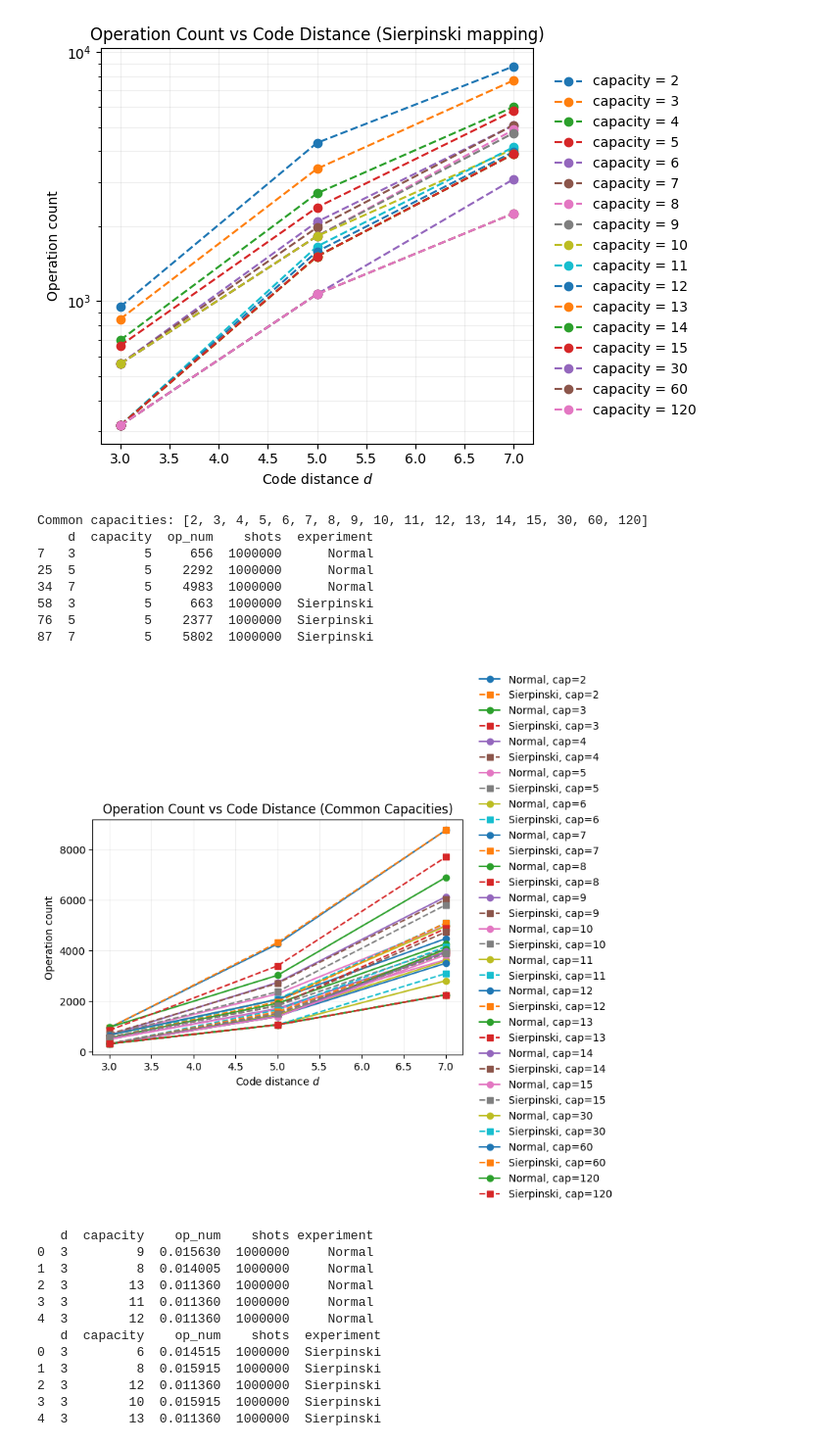
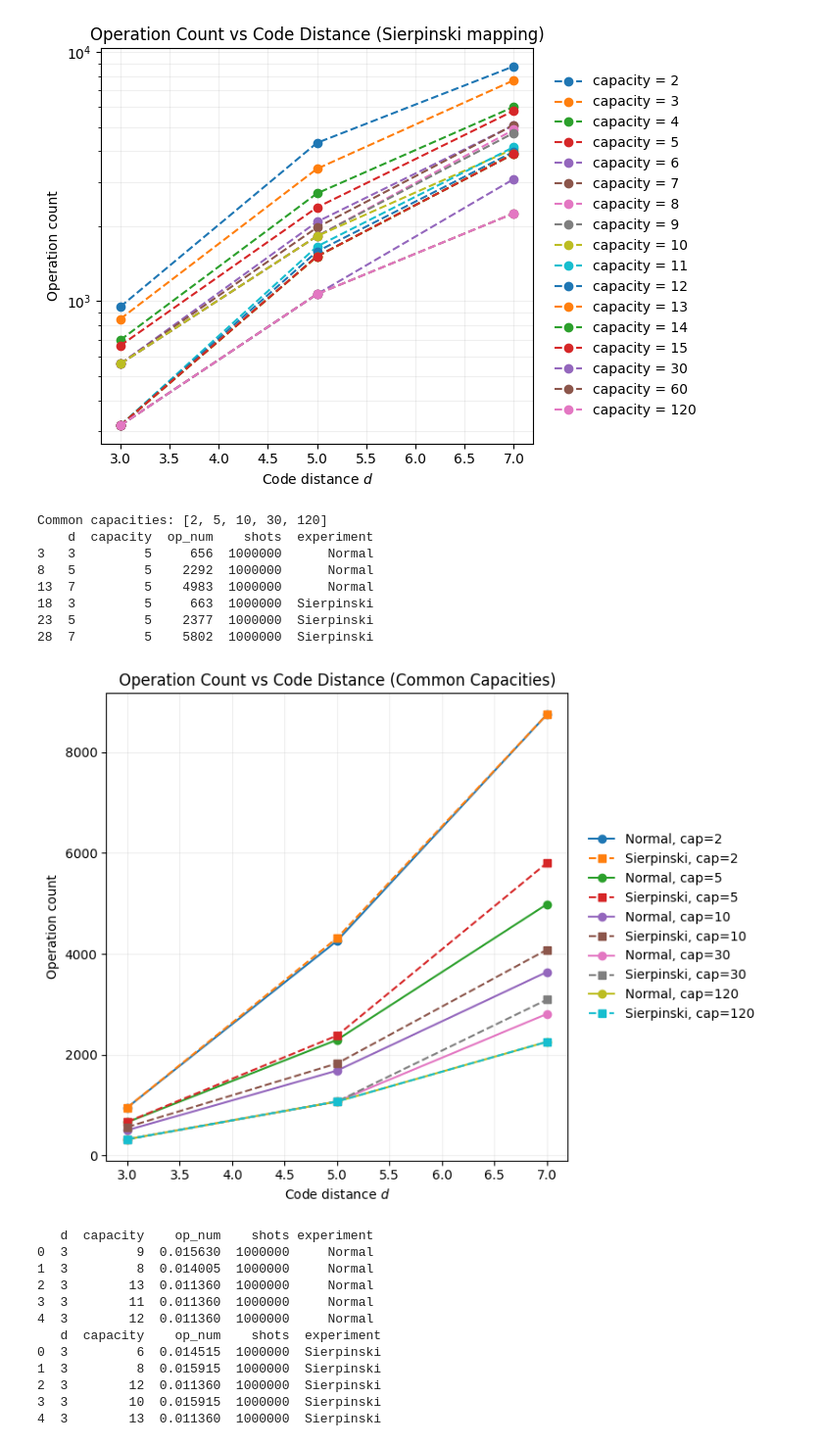
Before and after one commit to monamoeba/CST-Part-II-Project-Code, a Jupyter notebook: color_code_experiments/evaluation_plots.ipynb, the cells around one changed output. Shown at 98% size. Drawn from its saved outputs; the diff is of its cells as text; code cells hidden in the pictures.

```diff
--- a/color_code_experiments/evaluation_plots.ipynb
+++ b/color_code_experiments/evaluation_plots.ipynb
@@ -251,10 +251,10 @@ for experiment in ['Normal', 'Sierpinski']:
 [figure]
 [figure]
 # %%
-# want to plot difference between normal + sierpinski mapping - Operations - plot only common capacities
+# want to plot difference between normal + sierpinski mapping (vectorised)- Operations - plot only common capacities
 
-cc_data_path = r".\data\new_data\cc_internal_666_half.json"
-cc_tri_data_path = r".\data\new_data\cc_internal_666_sierp.json"
+cc_data_path = r".\data\new_data\cc_halving4326.json"
+cc_tri_data_path = r".\data\new_data\cc_triangular4326.json"
 
 with open(cc_data_path, 'r') as f:
     raw_data = json.load(f)
@@ -320,41 +320,41 @@ print(df_all[df_all['capacity']==5])
 plt.figure(figsize=(8, 6))
 
 linestyles = {'Normal': '-', 'Sierpinski': '--'}
 markers = {'Normal': 'o', 'Sierpinski': 's'}
 
 for (capacity, experiment), subset in df_all.groupby(['capacity', 'experiment']):
     subset = subset.sort_values('d')
 
     plt.plot(
         subset['d'],
         subset['op_num'],
         linestyle=linestyles[experiment],
         marker=markers[experiment],
         label=f'{experiment}, cap={capacity}'
     )
 
 plt.xlabel('Code distance $d$')
 plt.ylabel('Operation count')
 #plt.yscale('log')
 plt.title('Operation Count vs Code Distance (Common Capacities)')
 plt.grid(True, which='both', alpha=0.2)
 plt.legend(
     loc='center left',
     bbox_to_anchor=(1.02, 0.5),
     frameon=False
 )
 plt.tight_layout()
 plt.show()
 # %% [output]
-Common capacities: [2, 3, 4, 5, 6, 7, 8, 9, 10, 11, 12, 13, 14, 15, 30, 60, 120]
+Common capacities: [2, 5, 10, 30, 120]
     d  capacity  op_num    shots  experiment
-7   3         5     656  1000000      Normal
-25  5         5    2292  1000000      Normal
-34  7         5    4983  1000000      Normal
-58  3         5     663  1000000  Sierpinski
-76  5         5    2377  1000000  Sierpinski
-87  7         5    5802  1000000  Sierpinski
+3   3         5     656  1000000      Normal
+8   5         5    2292  1000000      Normal
+13  7         5    4983  1000000      Normal
+18  3         5     663  1000000  Sierpinski
+23  5         5    2377  1000000  Sierpinski
+28  7         5    5802  1000000  Sierpinski
-[figure, old version]
+[figure, new version]
 # %%
 # want to plot difference between normal + sierpinski mapping - Elapsed Time
 
```
Also changed, not shown: parts of 1 cell of this notebook, 14 other files.
